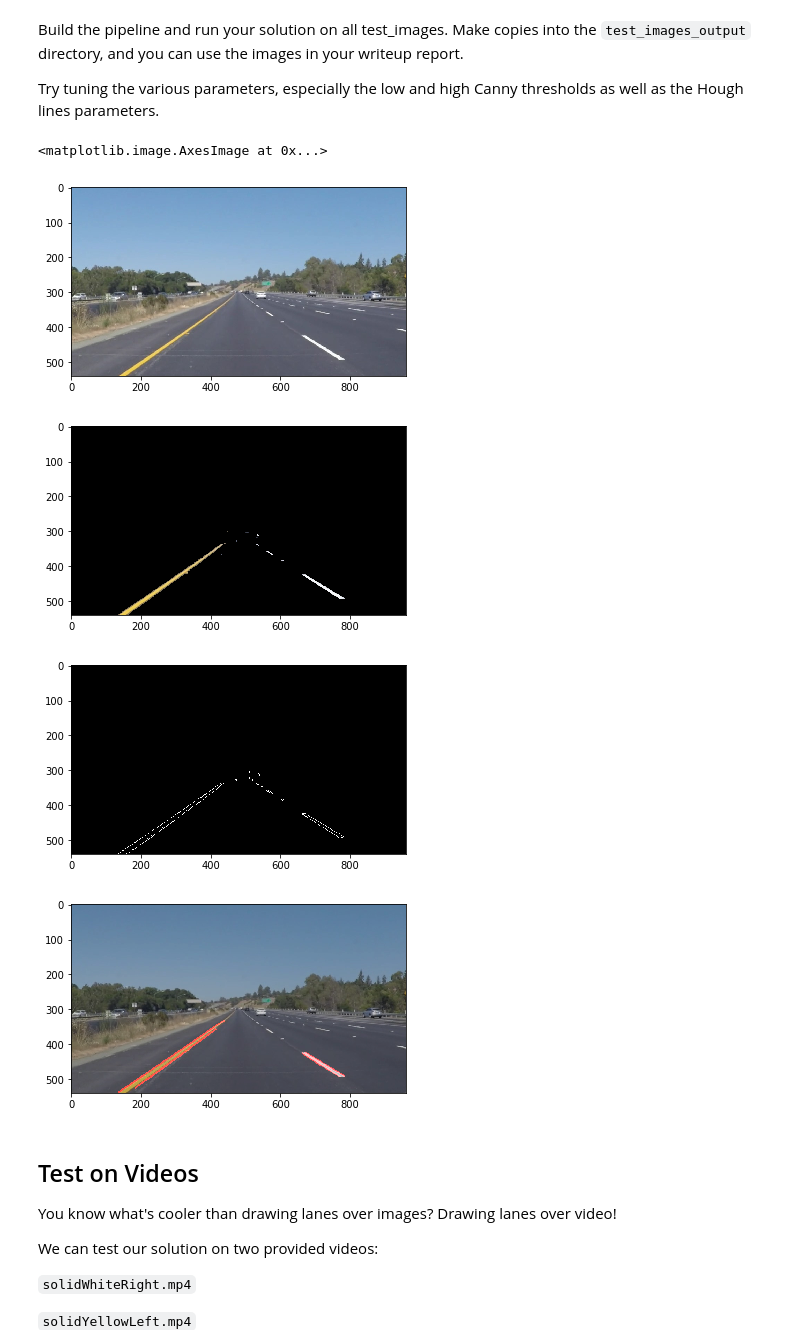
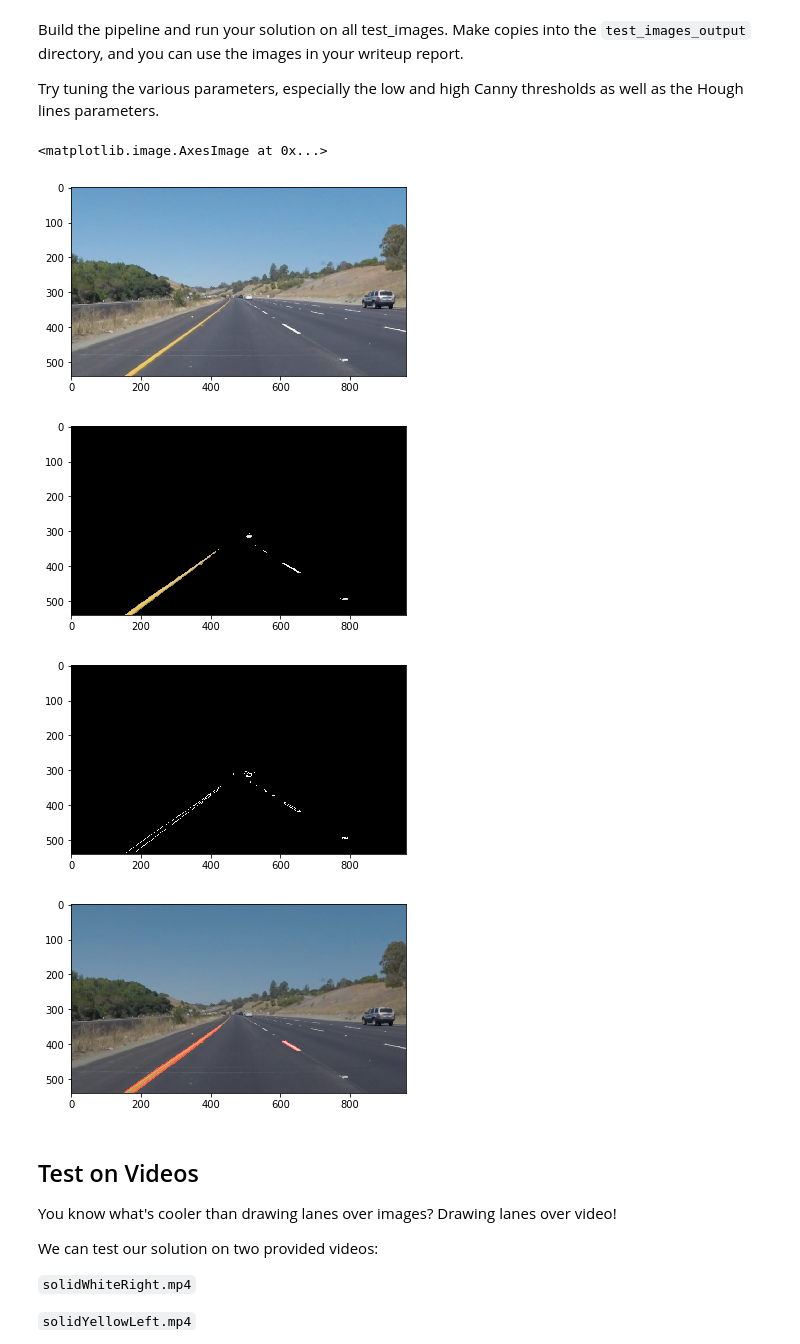
Before and after one commit to jasonashton/udacity-sdcnd-project1, a Jupyter notebook: P1.ipynb, the cells around one changed output. Saved outputs shown, nothing was run; the diff lists cells and outputs as text; code cells hidden in the pictures.

```diff
--- a/P1.ipynb
+++ b/P1.ipynb
@@ -52,7 +52,8 @@ import cv2
 # %%
 #reading in an image
 #image = mpimg.imread('test_images/solidWhiteRight.jpg')
-image = mpimg.imread('test_images/solidYellowLeft.jpg')
+#image = mpimg.imread('test_images/solidYellowLeft.jpg')
+image = mpimg.imread('test_images/solidYellowCurve.jpg')
 #image = cv2.imread('test_images/solidYellowLeft.jpg') ##BGR
 
 #printing out some stats and plotting
@@ -200,15 +201,15 @@ Try tuning the various parameters, especially the low and high Canny thresholds
 
 # Define the Gauss Variables and Canny and Region of Interest
 # =========================================================================================
-gauss_kernel_size    = 5
-canny_low_threshold  = 45
-canny_high_threshold = 135
+gauss_kernel_size    = 3
+canny_low_threshold  = 50
+canny_high_threshold = 150
 imshape = image.shape
 roi_vertices = np.array([[(110,imshape[0]),(450, 300), (520, 300), (imshape[1] - 80,imshape[0])]], dtype=np.int32)
 
 # Define the Hough transform parameters
 # =========================================================================================
-h_rho             = 2         # distance resolution in pixels of the Hough grid
+h_rho             = 1         # distance resolution in pixels of the Hough grid
 h_theta           = np.pi/180 # angular resolution in radians of the Hough grid
 h_threshold       = 15        # minimum number of votes (intersections in Hough grid cell)
 h_min_line_length = 40        #minimum number of pixels making up a line
@@ -216,10 +217,13 @@ h_max_line_gap    = 10        # maximum gap in pixels between connectable line s
 
 # Define our color criteria
 # =========================================================================================
-rgb_threshold_white  = [180, 180, 180]
+rgb_threshold_white  = [200, 200, 200]
 
-lower_yellow = np.array([15, 50, 50]) #25 191 240
-upper_yellow = np.array([35, 255, 255])
+lower_yellow = np.array([20, 80, 80]) #25 191 240
+upper_yellow = np.array([30, 255, 255])
+
+lower_white = np.array([0, 0, 200]) #0 0 220
+upper_white = np.array([0, 0, 255])
 
 
 # Make Image copies
@@ -235,21 +239,20 @@ img_masked = region_of_interest(img, roi_vertices)
 # Mask pixels below the color threshold
 # =========================================================================================
 
-#select non-white
-img_white_threshold = (img_masked[:,:,0] < rgb_threshold_white[0]) | \
-                    (img_masked[:,:,1] < rgb_threshold_white[1]) | \
-                    (img_masked[:,:,2] < rgb_threshold_white[2])
+#select non-yellow, non-white
+img_hsv = cv2.cvtColor(img_masked, cv2.COLOR_RGB2HSV)
 
-#select non-yellow
-img_hsv = cv2.cvtColor(img_masked, cv2.COLOR_RGB2HSV)
-img_yellow_threshold = ((img_hsv[:,:,0] < lower_yellow[0])  | \
-                        (img_hsv[:,:,1] < lower_yellow[1])  | \
-                        (img_hsv[:,:,2] < lower_yellow[2])) & \
-                        ((img_hsv[:,:,0] < lower_yellow[0]) | \
-                        (img_hsv[:,:,1] < lower_yellow[1])  | \
-                        (img_hsv[:,:,2] < lower_yellow[2]))
+img_white_threshold = (img_hsv[:,:,2] < lower_white[2]) | \
+                        (img_hsv[:,:,2] > upper_white[2])
 
-img_color_mask[img_white_threshold & img_yellow_threshold] = [0, 0, 0]
+img_yellow_threshold = (img_hsv[:,:,0] < lower_yellow[0]) | \
+                        (img_hsv[:,:,0] > upper_yellow[0]) | \
+                        (img_hsv[:,:,1] < lower_yellow[1]) | \
+                        (img_hsv[:,:,1] > upper_yellow[1]) | \
+                        (img_hsv[:,:,2] < lower_yellow[2]) | \
+                        (img_hsv[:,:,2] > upper_yellow[2])
+
+img_color_mask[img_yellow_threshold & img_white_threshold] = [0, 0, 0]
 
 # Convert to Grayscale
 # =========================================================================================
@@ -258,37 +261,37 @@ gray_img = grayscale(img_color_mask)
 # Apply Gaussian Blur
 # =========================================================================================
 img_blur = gaussian_blur(gray_img, gauss_kernel_size)
 
 # Apply Canny Edge detection
 # =========================================================================================
 img_edges = canny(img_blur, canny_low_threshold, canny_high_threshold)
 
 # Apply Hough Transform
 # =========================================================================================
 h_lines = hough_lines(img_edges, h_rho, h_theta, h_threshold, h_min_line_length, h_max_line_gap)
 
 # Create a "color" binary image to combine with line image
 color_edges = np.dstack((img_edges, img_edges, img_edges))
 
 # Draw the lines on the edge image
 lines_edges = weighted_img(h_lines, image, α=0.8, β=1., λ=0.)
 
 plt.figure()
 plt.imshow(image) # Original Image
 
 plt.figure()
 plt.imshow(img_color_mask) # ROI and color selection
 
 plt.figure()
 plt.imshow(img_edges, cmap='Greys_r')
 plt.figure()
 plt.imshow(lines_edges)
 # %% [output]
 <matplotlib.image.AxesImage at 0x...>
-[figure, old version]
+[figure, new version]
-[figure, old version]
+[figure, new version]
-[figure, old version]
+[figure, new version]
-[figure, old version]
+[figure, new version]
 # %% [markdown]
 ## Test on Videos
 
```
Also changed, not shown: parts of 1 cell of this notebook.
